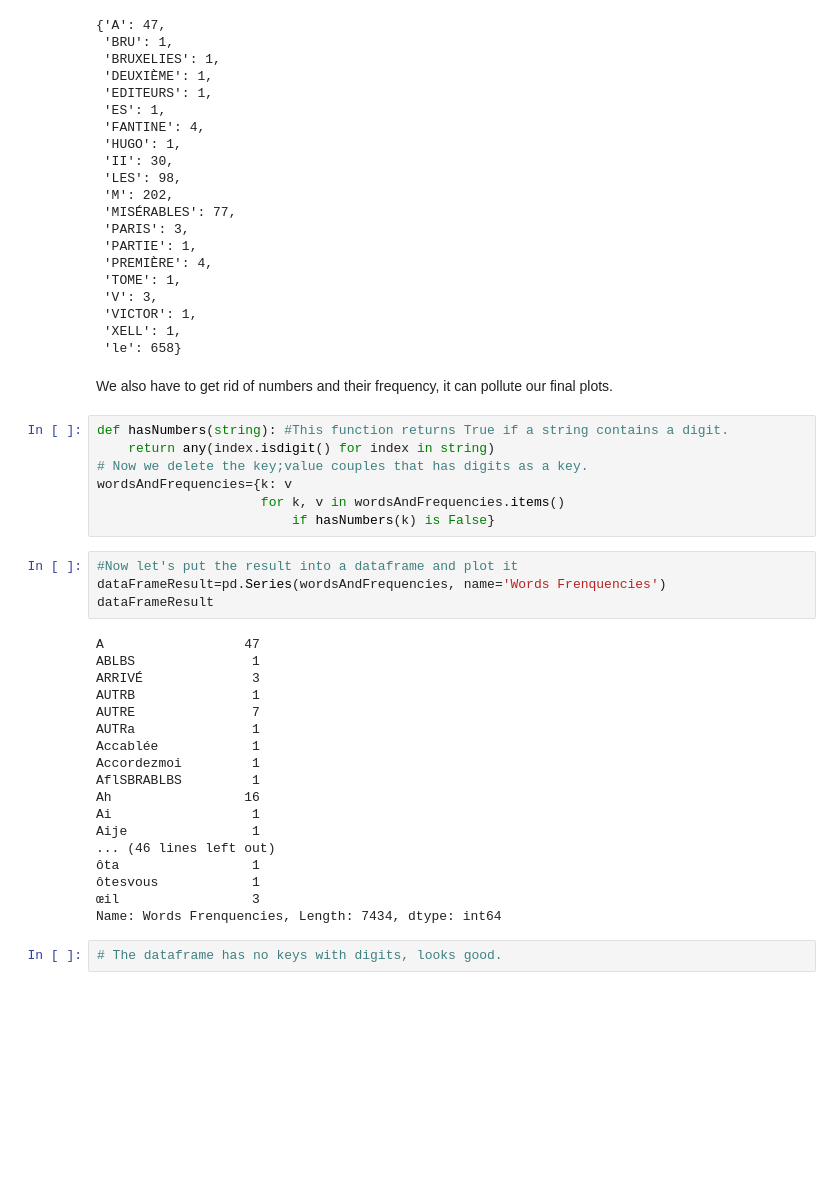
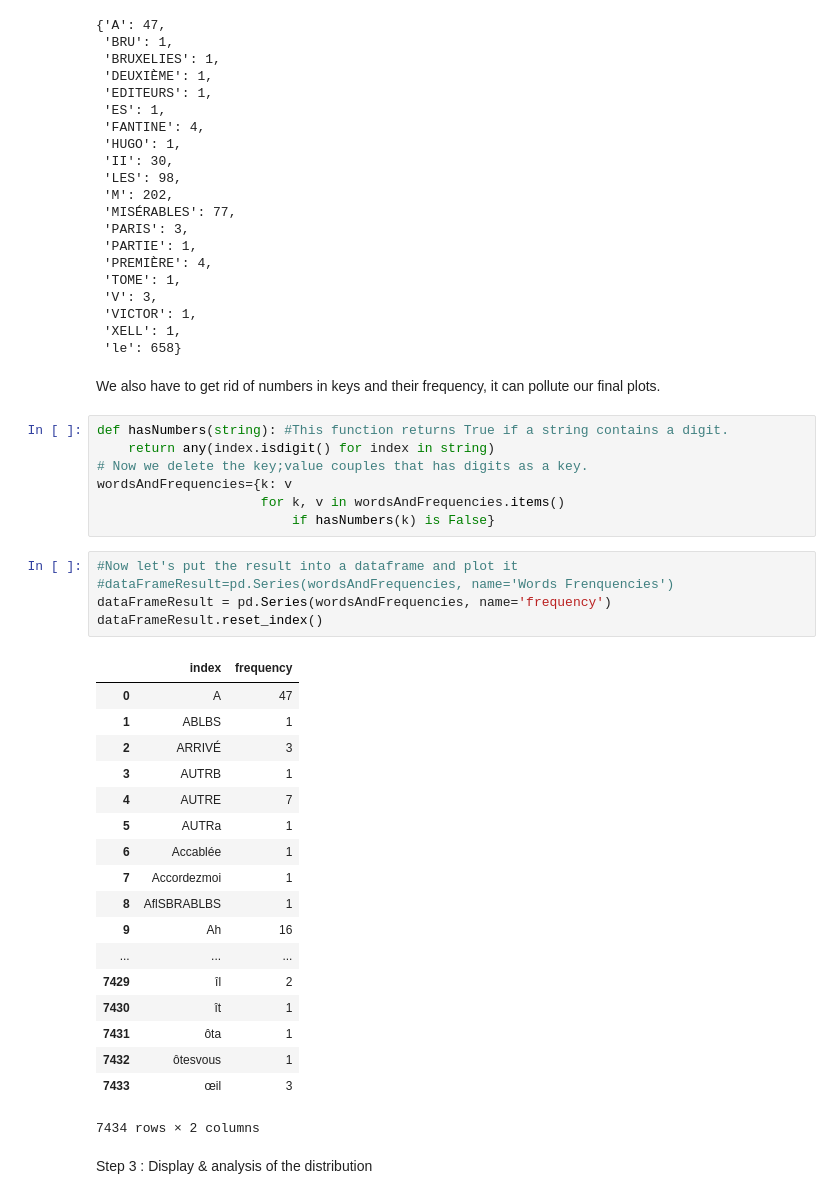
Before and after one commit to philippeTUESIGELEC/PythonBDTN-TU, a Jupyter notebook: Exercice 3.ipynb, the cells around one changed output. Drawn from its saved outputs; the diff is of its cells as text; blank space fills up the shorter version.

```diff
--- a/Exercice 3.ipynb
+++ b/Exercice 3.ipynb
@@ -157,7 +160,7 @@ sample
  'XELL': 1,
  'le': 658}
 # %% [markdown]
-We also have to get rid of numbers and their frequency, it can pollute our final plots.
+We also have to get rid of numbers in keys and their frequency, it can pollute our final plots.
 # %%
 def hasNumbers(string): #This function returns True if a string contains a digit.
     return any(index.isdigit() for index in string)
@@ -167,25 +170,27 @@ wordsAndFrequencies={k: v
                          if hasNumbers(k) is False}
 # %%
 #Now let's put the result into a dataframe and plot it
-dataFrameResult=pd.Series(wordsAndFrequencies, name='Words Frenquencies')
-dataFrameResult
+#dataFrameResult=pd.Series(wordsAndFrequencies, name='Words Frenquencies')
+dataFrameResult = pd.Series(wordsAndFrequencies, name='frequency')
+dataFrameResult.reset_index()
 # %% [output]
+|  | index | frequency |
+| 0 | A | 47 |
+| 1 | ABLBS | 1 |
+| 2 | ARRIVÉ | 3 |
+| 3 | AUTRB | 1 |
+| 4 | AUTRE | 7 |
+| 5 | AUTRa | 1 |
+| 6 | Accablée | 1 |
+| 7 | Accordezmoi | 1 |
+| 8 | AflSBRABLBS | 1 |
+| 9 | Ah | 16 |
+| ... | ... | ... |
+| 7429 | îl | 2 |
+| 7430 | ît | 1 |
+| 7431 | ôta | 1 |
+| 7432 | ôtesvous | 1 |
+| 7433 | œil | 3 |
-A                  47
-ABLBS               1
-ARRIVÉ              3
-AUTRB               1
-AUTRE               7
-AUTRa               1
-Accablée            1
-Accordezmoi         1
-AflSBRABLBS         1
-Ah                 16
-Ai                  1
-Aije                1
-... (46 lines left out)
-ôta                 1
-ôtesvous            1
-œil                 3
-Name: Words Frenquencies, Length: 7434, dtype: int64
+7434 rows × 2 columns
-# %%
-# The dataframe has no keys with digits, looks good.
+# %% [markdown]
+Step 3 : Display & analysis of the distribution
```
Also changed, not shown: parts of 11 cells of this notebook.
